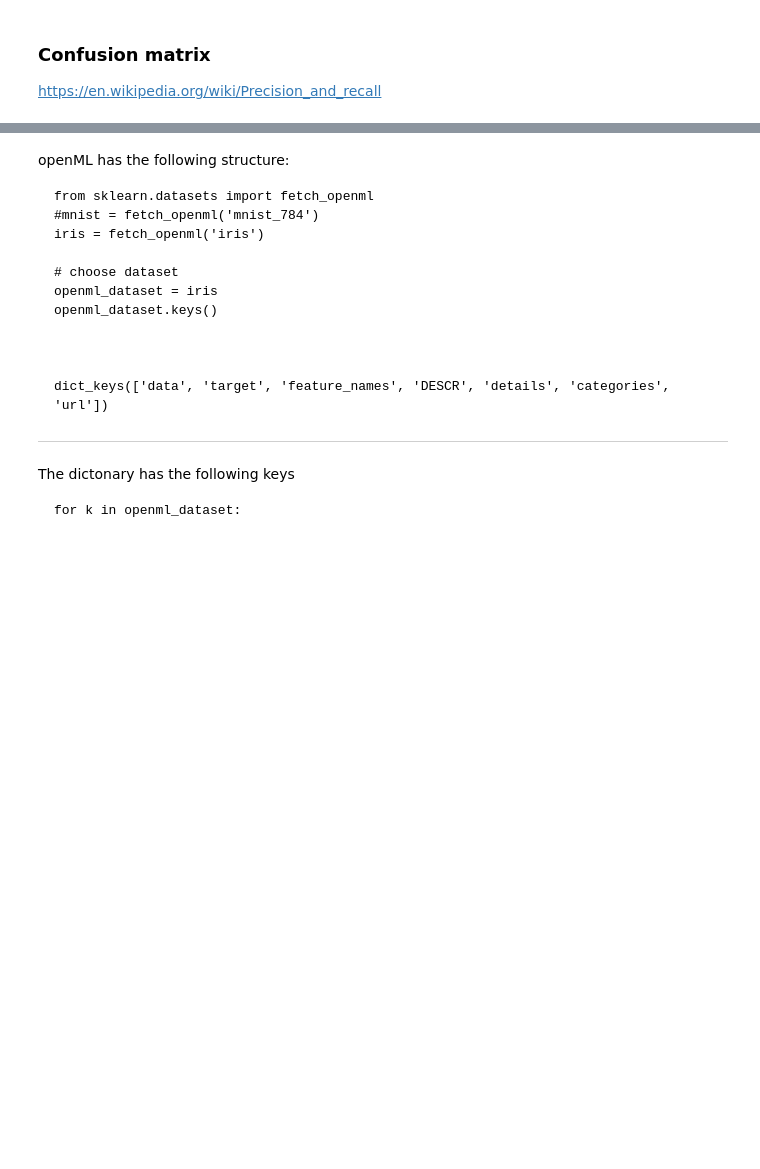
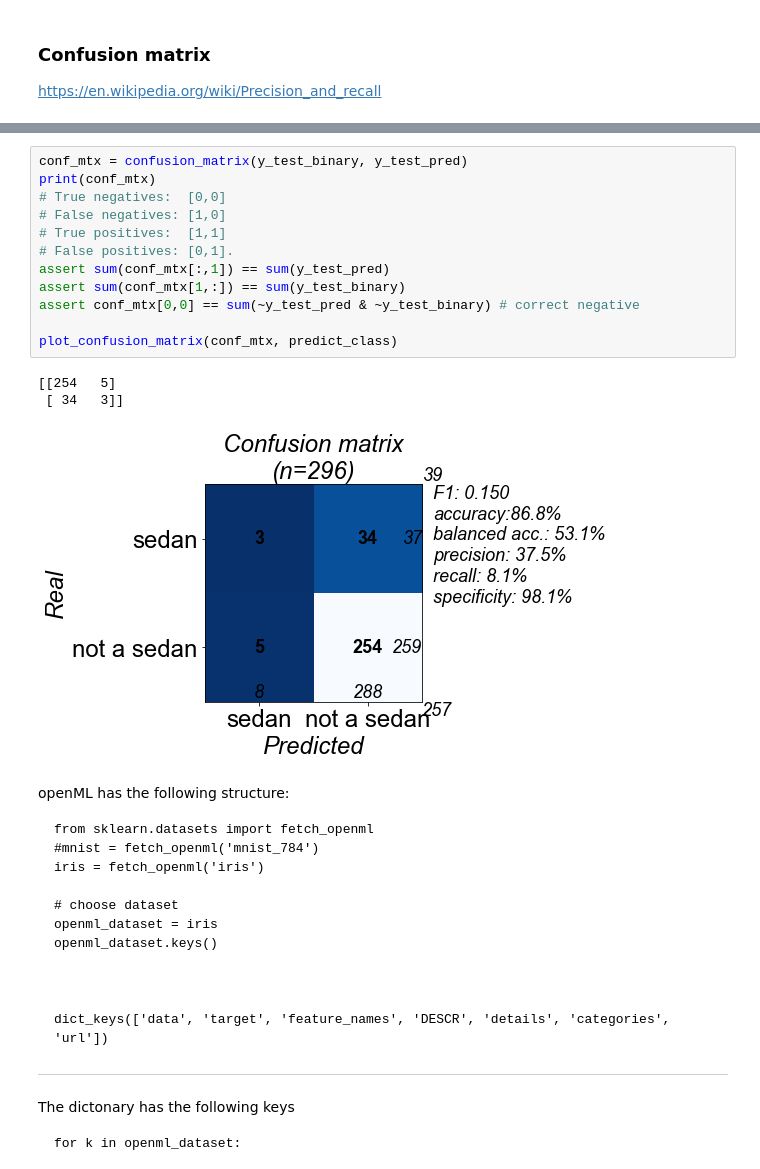
Before and after one commit to r5atom/Saturday-Datascience, a Jupyter notebook: code/classify-pictures.ipynb, the cells around one changed output, grey strips where cells are left out. Drawn from its saved outputs; the diff is of its cells as text; blank space fills up the shorter version.

Commit message:
outsource conf mtx plotting to function

```diff
--- a/code/classify-pictures.ipynb
+++ b/code/classify-pictures.ipynb
@@ -336,3 +338,19 @@ Text(-0.6, 1.5, 'F1: 0.150\naccuracy:86.8%\nbalanced acc.: 53.1%\nprecision: 37.
+# %%
+conf_mtx = confusion_matrix(y_test_binary, y_test_pred)
+print(conf_mtx)
+# True negatives:  [0,0]
+# False negatives: [1,0]
+# True positives:  [1,1]
+# False positives: [0,1].
+assert sum(conf_mtx[:,1]) == sum(y_test_pred)
+assert sum(conf_mtx[1,:]) == sum(y_test_binary)
+assert conf_mtx[0,0] == sum(~y_test_pred & ~y_test_binary) # correct negative
+
+plot_confusion_matrix(conf_mtx, predict_class)
+# %% [output]
+[[254   5]
+ [ 34   3]]
+[figure, added]
 # %% [markdown]
 openML has the following structure:
 
```
Also changed, not shown: parts of 2 cells of this notebook.
